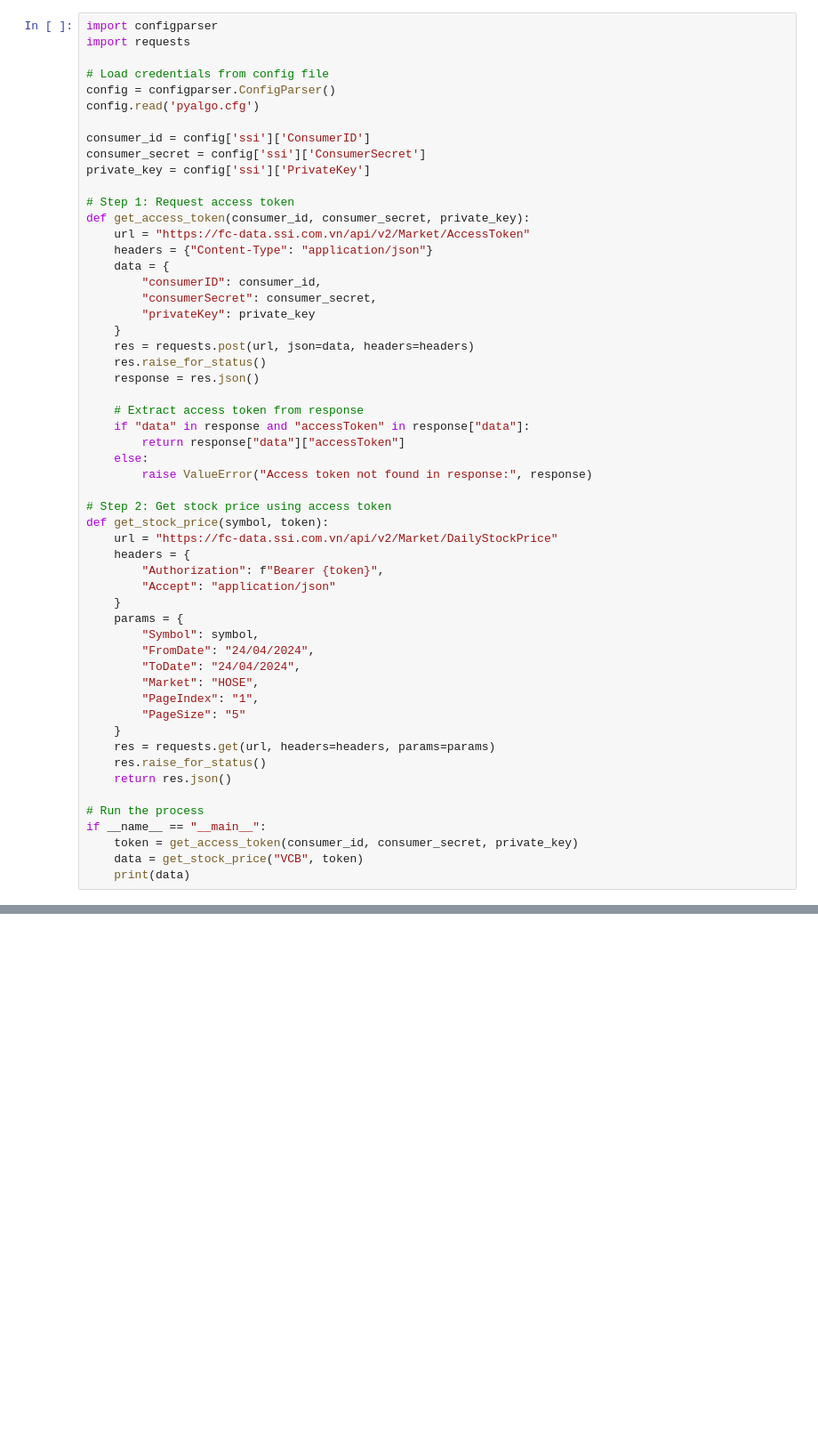
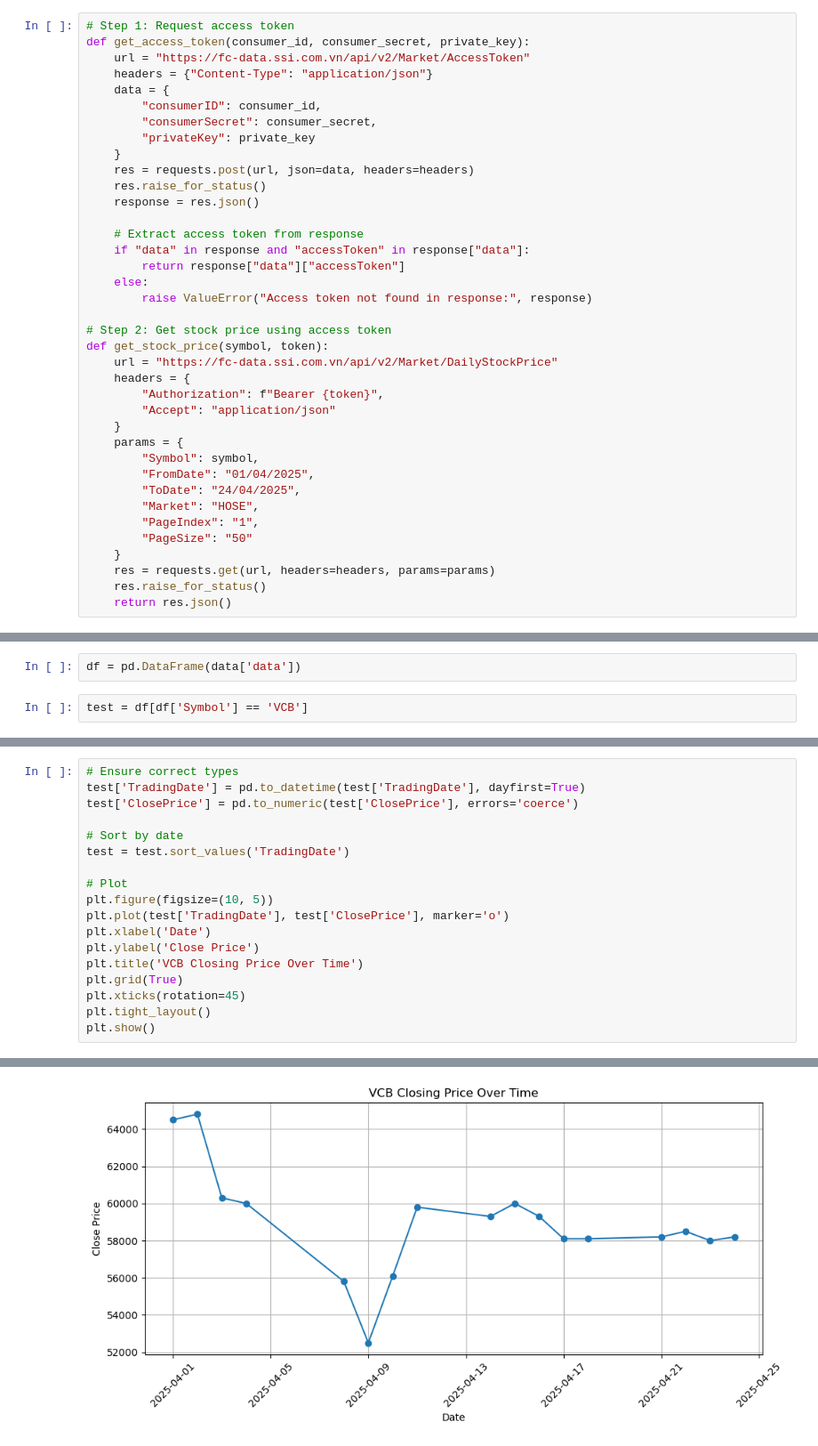
Before and after one commit to thangtm58/trading_algorithm, a Jupyter notebook: ssi.ipynb, the cells around one changed output, grey strips where cells are left out. Shown at 89% size. Cells and saved outputs as stored; diff of their text form; blank space fills up the shorter version.

Commit message:
test vcb stock

```diff
--- a/ssi.ipynb
+++ b/ssi.ipynb
@@ -1,15 +14,4 @@
 # %%
-import configparser
-import requests
-
-# Load credentials from config file
-config = configparser.ConfigParser()
-config.read('pyalgo.cfg')
-
-consumer_id = config['ssi']['ConsumerID']
-consumer_secret = config['ssi']['ConsumerSecret']
-private_key = config['ssi']['PrivateKey']
-
 # Step 1: Request access token
 def get_access_token(consumer_id, consumer_secret, private_key):
     url = "https://fc-data.ssi.com.vn/api/v2/Market/AccessToken"
@@ -38,18 +40,12 @@ def get_stock_price(symbol, token):
     }
     params = {
         "Symbol": symbol,
-        "FromDate": "24/04/2024",
-        "ToDate": "24/04/2024",
+        "FromDate": "01/04/2025",
+        "ToDate": "24/04/2025",
         "Market": "HOSE",
         "PageIndex": "1",
-        "PageSize": "5"
+        "PageSize": "50"
     }
     res = requests.get(url, headers=headers, params=params)
     res.raise_for_status()
     return res.json()
-
-# Run the process
-if __name__ == "__main__":
-    token = get_access_token(consumer_id, consumer_secret, private_key)
-    data = get_stock_price("VCB", token)
-    print(data)
@@ -58,0 +57,4 @@ ValueError: ("'token' not found in response:", {'message': 'Success', 'status':
+# %%
+df = pd.DataFrame(data['data'])
+# %%
+test = df[df['Symbol'] == 'VCB']
@@ -58,0 +82,19 @@ ValueError: ("'token' not found in response:", {'message': 'Success', 'status':
+# %%
+# Ensure correct types
+test['TradingDate'] = pd.to_datetime(test['TradingDate'], dayfirst=True)
+test['ClosePrice'] = pd.to_numeric(test['ClosePrice'], errors='coerce')
+
+# Sort by date
+test = test.sort_values('TradingDate')
+
+# Plot
+plt.figure(figsize=(10, 5))
+plt.plot(test['TradingDate'], test['ClosePrice'], marker='o')
+plt.xlabel('Date')
+plt.ylabel('Close Price')
+plt.title('VCB Closing Price Over Time')
+plt.grid(True)
+plt.xticks(rotation=45)
+plt.tight_layout()
+plt.show()
+# %% [output]
@@ -58,0 +111 @@ ValueError: ("'token' not found in response:", {'message': 'Success', 'status':
+[figure, added]
```
Also changed, not shown: parts of 8 cells of this notebook.
